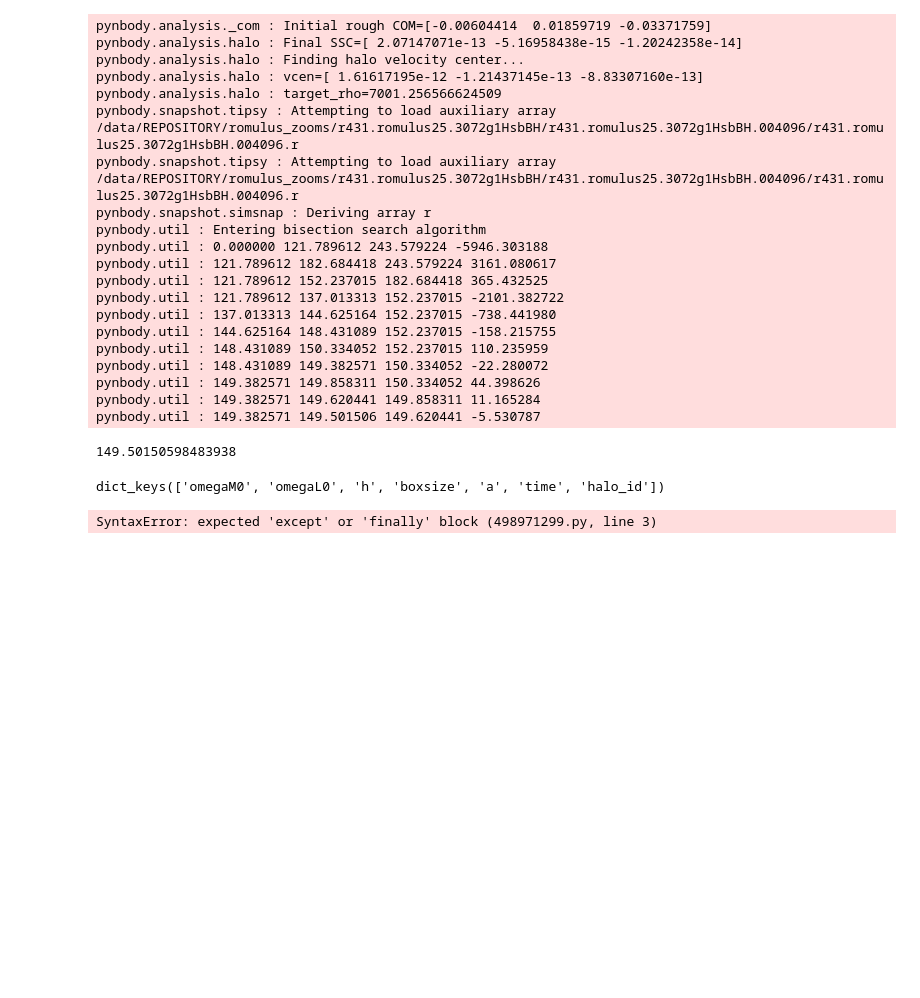
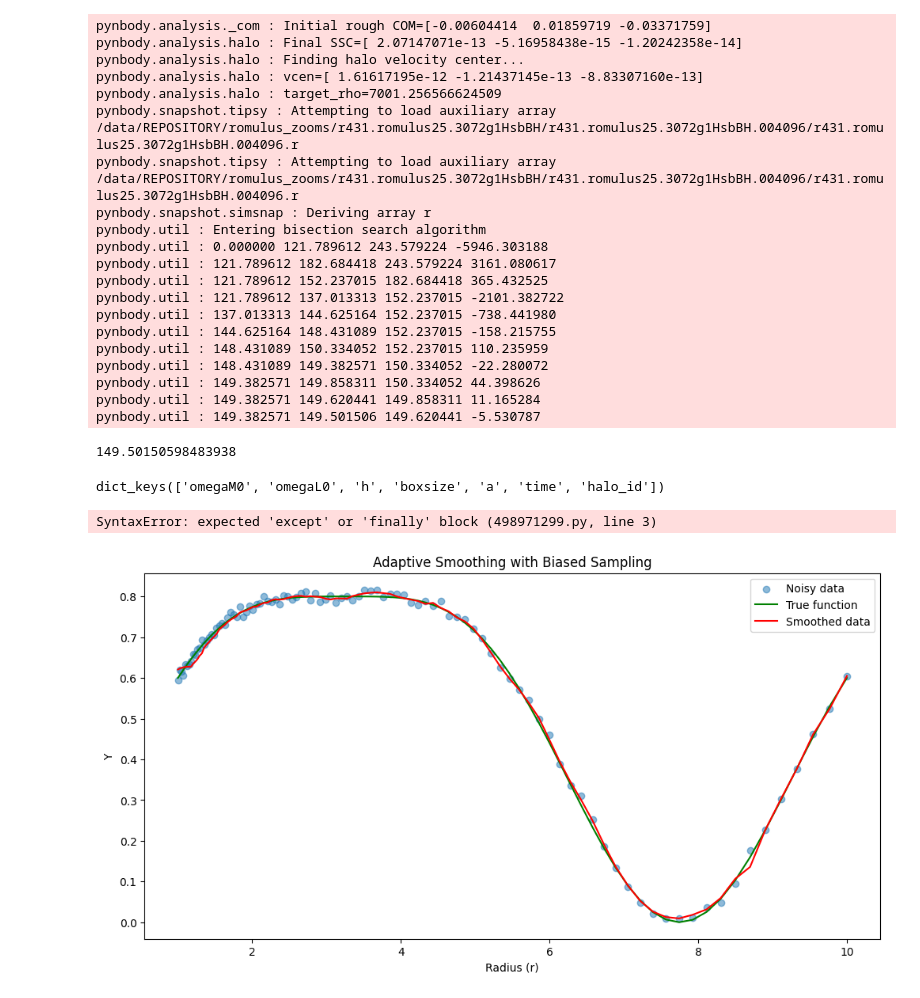
Before and after one commit to Bvogel4/MorphologyMeasurements, a Jupyter notebook: Code/IntrinsicShapes/Untitled.ipynb, the cells around one changed output. Saved outputs shown, nothing was run; the diff lists cells and outputs as text; code cells hidden in the pictures; blank space fills up the shorter version.

```diff
--- a/Code/IntrinsicShapes/Untitled.ipynb
+++ b/Code/IntrinsicShapes/Untitled.ipynb
@@ -118,3 +118,93 @@ dict_keys(['omegaM0', 'omegaL0', 'h', 'boxsize', 'a', 'time', 'halo_id'])
 # %%
 # %% [output]
 SyntaxError: expected 'except' or 'finally' block (498971299.py, line 3)
+# %%
+import numpy as np
+import matplotlib.pyplot as plt
+
+def count_points_within_distance(r, point, d):
+    return np.sum((r >= point - d) & (r <= point + d))
+
+import numpy as np
+from scipy.ndimage import gaussian_filter1d
+from scipy.interpolate import interp1d
+
+def adaptive_smooth(x, y, distance=0.2, sigma=6):
+    sorted_indices = np.argsort(x)
+    x_sorted = x[sorted_indices]
+    y_sorted = y[sorted_indices]
+
+    # Create a new array for smoothed y values
+    y_smooth = np.zeros_like(y_sorted)
+
+    for i, xi in enumerate(x_sorted):
+        # Find indices of points within the specified distance
+        mask = np.abs(x_sorted - xi) <= distance
+        x_window = x_sorted[mask]
+        y_window = y_sorted[mask]
+
+        # Apply Gaussian smoothing to the window
+        if len(y_window) > 1:
+            y_smooth[i] = gaussian_filter1d(y_window, sigma)[0]
+        else:
+            y_smooth[i] = y_window[0]
+
+    # Clip values between 0 and 1
+    y_smooth = np.clip(y_smooth, 0, 1)
+
+    # Create an interpolation function
+    f = interp1d(x_sorted, y_smooth, kind='cubic', fill_value='extrapolate')
+
+    # Display a warning if y values are not between 0 and 1
+    if np.any(y_smooth < 0) or np.any(y_smooth > 1):
+        print('Warning: Some smoothed values are not in the physical range [0, 1]')
+
+    # Return a callable function that clips the output between 0 and 1
+    return lambda x_new: np.clip(f(x_new), 0, 1)
+
+def test_function(r):
+    # Polynomial function that stays between 0 and 1 for r in [1, 10]
+    normalized_r = (r - 1) / 9  # Map [1, 10] to [0, 1]
+    y = 0.5 + 0.4 * np.sin(2 * np.pi * normalized_r) + 0.1 * np.cos(4 * np.pi * normalized_r)
+    return y
+
+def generate_biased_samples(n_samples, r_min=1, r_max=10, bias=2):
+    # Generate samples with bias towards lower r values
+    u = np.random.uniform(0, 1, n_samples)
+    r = r_min + (r_max - r_min) * (u ** bias)
+    return np.sort(r)
+
+# Generate test data
+n_samples = 100
+r = np.logspace(0, 1, n_samples)
+#add some noise to r based on the size of r
+#r = r + np.random.normal(0,0.001*r)
+#resort r
+r = np.sort(r)
+y_true = test_function(r)
+
+# Add some noise to the data
+noise_level = 0.01
+y_noisy = y_true + noise_level * np.random.randn(n_samples)
+
+# Apply smoothing
+d = .2  # Distance parameter for point density calculation
+smoothed_y = adaptive_smooth(r, y_noisy, d)
+
+# Plotting
+plt.figure(figsize=(12, 6))
+plt.scatter(r, y_noisy, alpha=0.5, label='Noisy data')
+plt.plot(r, y_true, 'g-', label='True function')
+plt.plot(r, smoothed_y(r), 'r-', label='Smoothed data')
+plt.xlabel('Radius (r)')
+plt.ylabel('Y')
+plt.legend()
+plt.title('Adaptive Smoothing with Biased Sampling')
+plt.show()
+
+# Print some statistics
+print(f"Number of samples: {n_samples}")
+print(f"R range: {r.min():.2f} to {r.max():.2f}")
+print(f"Percentage of samples below r=5: {100 * np.mean(r < 5):.1f}%")
+# %% [output]
+[figure, added]
```
Also changed, not shown: parts of 2 cells of this notebook, 44 other files.
